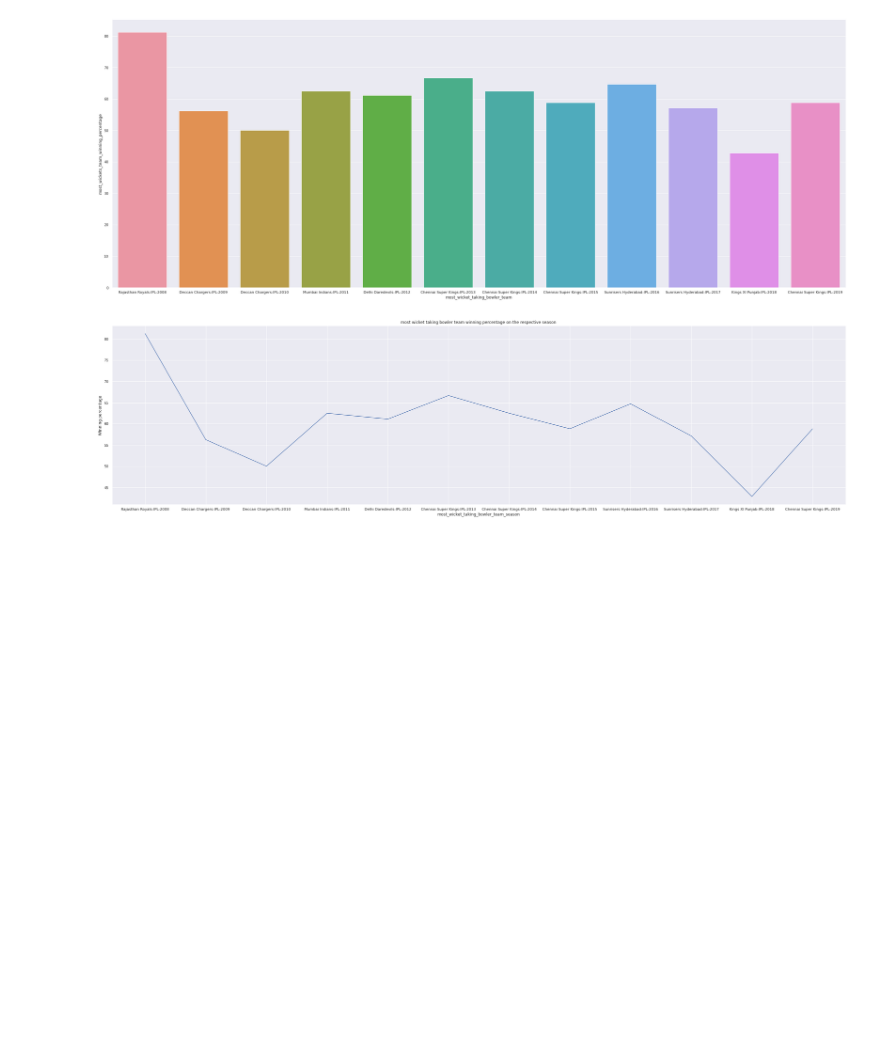
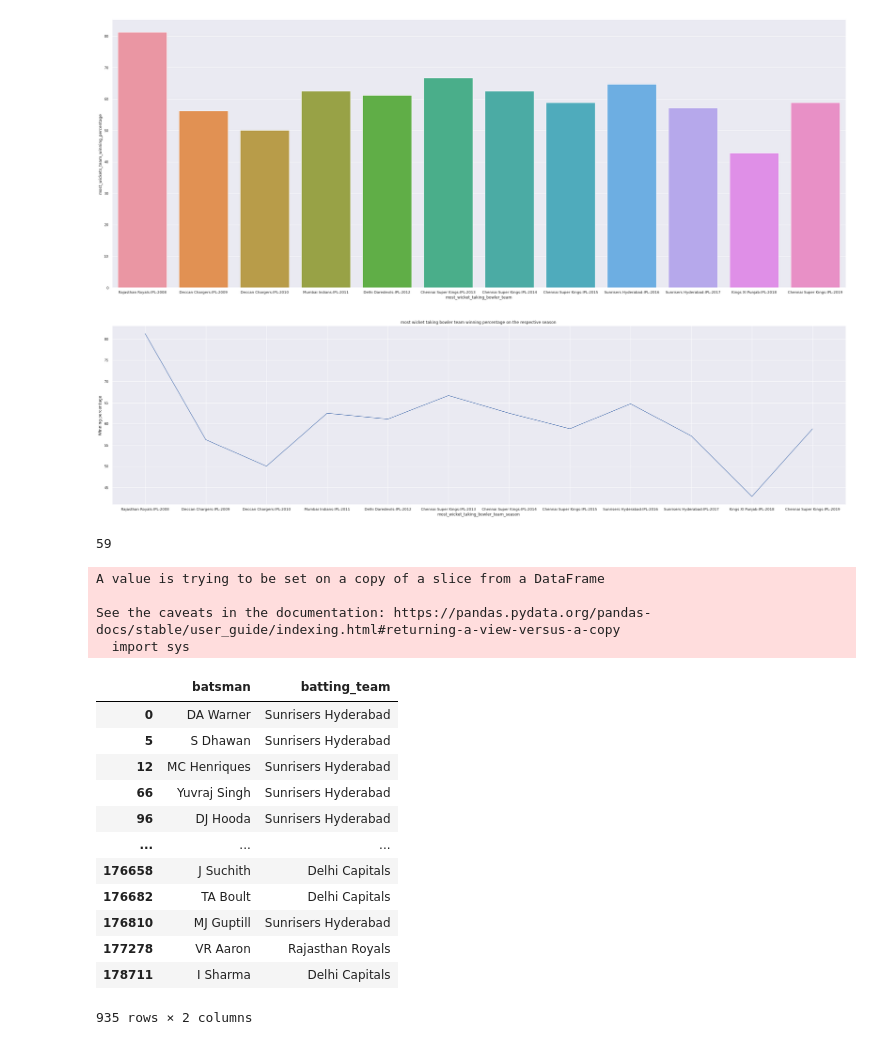
Before and after one commit to akhileshchoudhary1994/IPL-T-20-Cricket-analysis, a Jupyter notebook: Copy_of_IPL_T20_Cricket_Analysis_Capstone_Project.ipynb, the cells around one changed output. Cells and saved outputs as stored; diff of their text form; code cells hidden in the pictures; blank space fills up the shorter version.

```diff
--- a/Copy_of_IPL_T20_Cricket_Analysis_Capstone_Project.ipynb
+++ b/Copy_of_IPL_T20_Cricket_Analysis_Capstone_Project.ipynb
@@ -546,0 +549,36 @@ plt.show()
+# %%
+Ipl_ninetten=merging_delievery_matches[["batsman","batting_team"]][merging_delievery_matches["Season"]=="IPL-2017"]
+team_batsman=Ipl_ninetten.drop_duplicates().reset_index(drop=True)
+l[["match_id","winner","batsman_team","Season"]].drop_duplicates()
+h.reset_index(drop=True)
+m=h[h["Season"]=="IPL-2017"]
+m
+# %%
+count=0
+for i,j in zip(m["winner"],m["batsman_team"]):
+  if (i==j):
+    count+=1
+print(count)
+player_team=merging_delievery_matches[["batsman","batting_team","match_id"]]
+player_team.drop_duplicates(inplace=True)
+
+player_team
+# %% [output]
+59
+A value is trying to be set on a copy of a slice from a DataFrame
+
+See the caveats in the documentation: https://pandas.pydata.org/pandas-docs/stable/user_guide/indexing.html#returning-a-view-versus-a-copy
+  import sys
+|  | batsman | batting_team |
+| 0 | DA Warner | Sunrisers Hyderabad |
+| 5 | S Dhawan | Sunrisers Hyderabad |
+| 12 | MC Henriques | Sunrisers Hyderabad |
+| 66 | Yuvraj Singh | Sunrisers Hyderabad |
+| 96 | DJ Hooda | Sunrisers Hyderabad |
+| ... | ... | ... |
+| 176658 | J Suchith | Delhi Capitals |
+| 176682 | TA Boult | Delhi Capitals |
+| 176810 | MJ Guptill | Sunrisers Hyderabad |
+| 177278 | VR Aaron | Rajasthan Royals |
+| 178711 | I Sharma | Delhi Capitals |
+935 rows × 2 columns
```
Also changed, not shown: parts of 6 cells of this notebook.
